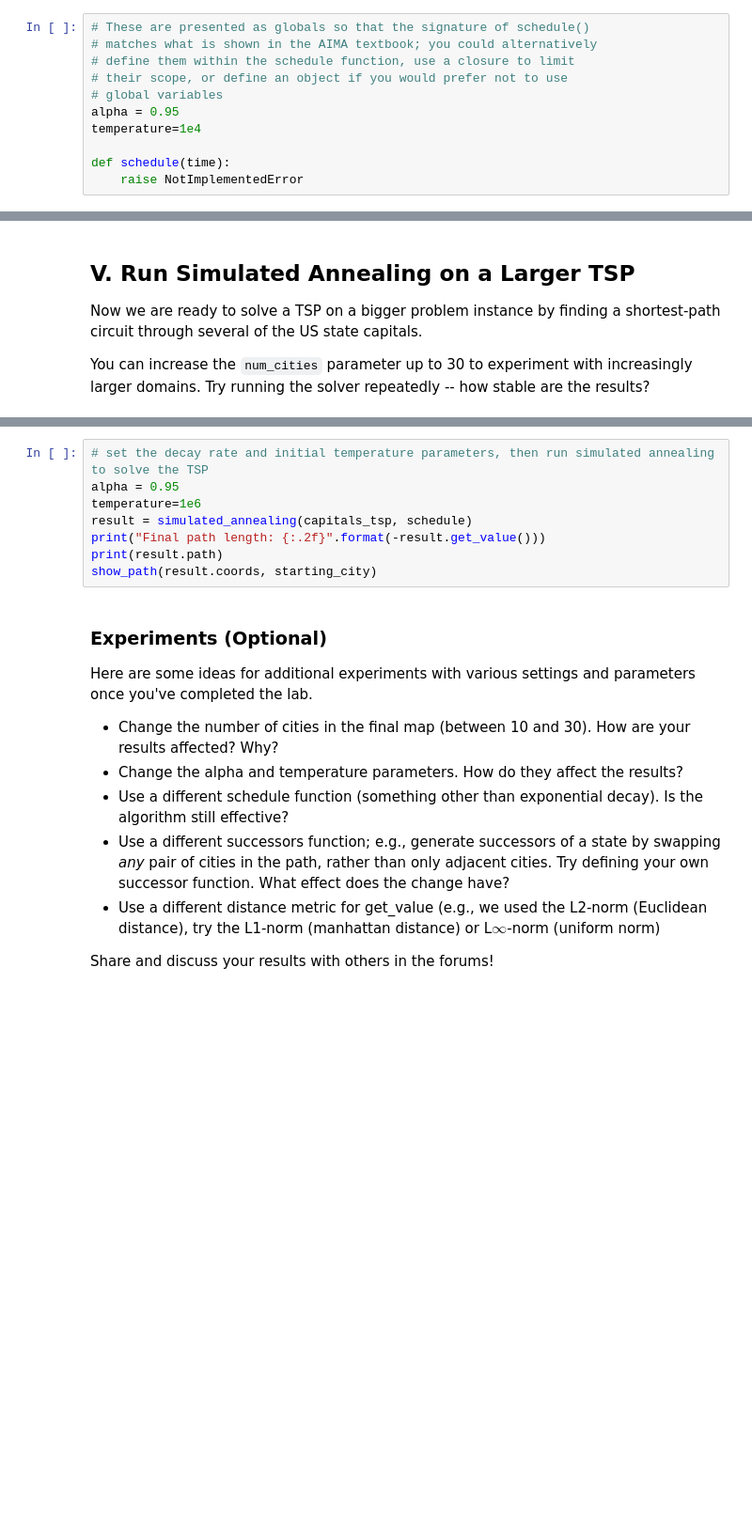
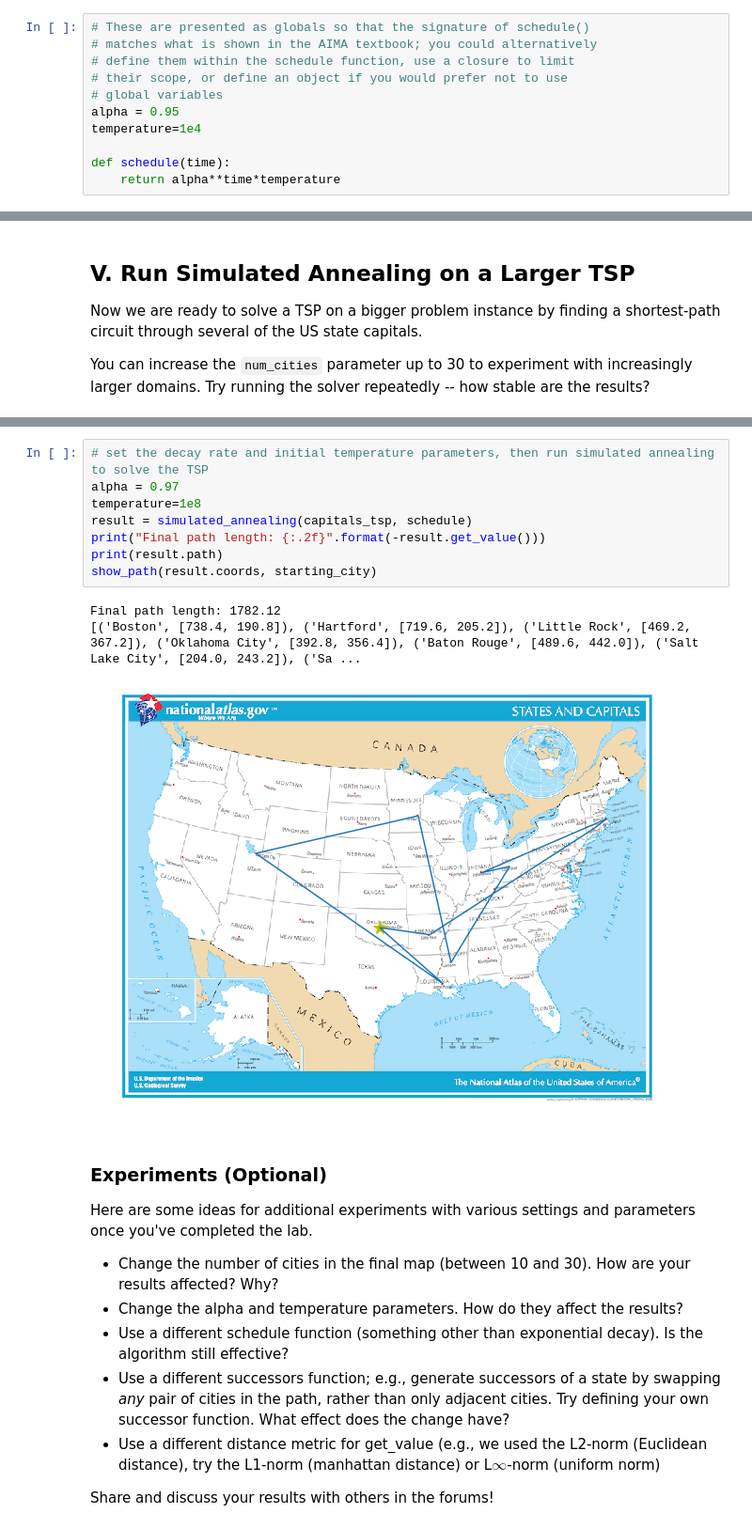
Before and after one commit to jdoepfert/AIND-Simulated_Annealing, a Jupyter notebook: AIND-Simulated_Annealing.ipynb, the cells around one changed output, grey strips where cells are left out. Shown at 94% size. Saved outputs shown, nothing was run; the diff lists cells and outputs as text; blank space fills up the shorter version.

```diff
--- a/AIND-Simulated_Annealing.ipynb
+++ b/AIND-Simulated_Annealing.ipynb
@@ -255,7 +255,7 @@ alpha = 0.95
 temperature=1e4
 
 def schedule(time):
-    raise NotImplementedError
+    return alpha**time*temperature
 # %% [markdown]
 ### Testing the Temperature Schedule
 The following tests should validate the temperature schedule function and perform a simple test of the simulated annealing function to solve a small TSP test case
@@ -288,11 +297,15 @@ show_path(capitals_tsp.coords, starting_city)
 # %%
 # set the decay rate and initial temperature parameters, then run simulated annealing to solve the TSP
-alpha = 0.95
-temperature=1e6
+alpha = 0.97
+temperature=1e8
 result = simulated_annealing(capitals_tsp, schedule)
 print("Final path length: {:.2f}".format(-result.get_value()))
 print(result.path)
 show_path(result.coords, starting_city)
+# %% [output]
+Final path length: 1782.12
+[('Boston', [738.4, 190.8]), ('Hartford', [719.6, 205.2]), ('Little Rock', [469.2, 367.2]), ('Oklahoma City', [392.8, 356.4]), ('Baton Rouge', [489.6, 442.0]), ('Salt Lake City', [204.0, 243.2]), ('Sa ...
+[figure, added]
 # %% [markdown]
 ### Experiments (Optional)
 Here are some ideas for additional experiments with various settings and parameters once you've completed the lab.
```
Also changed, not shown: parts of 3 cells of this notebook.
